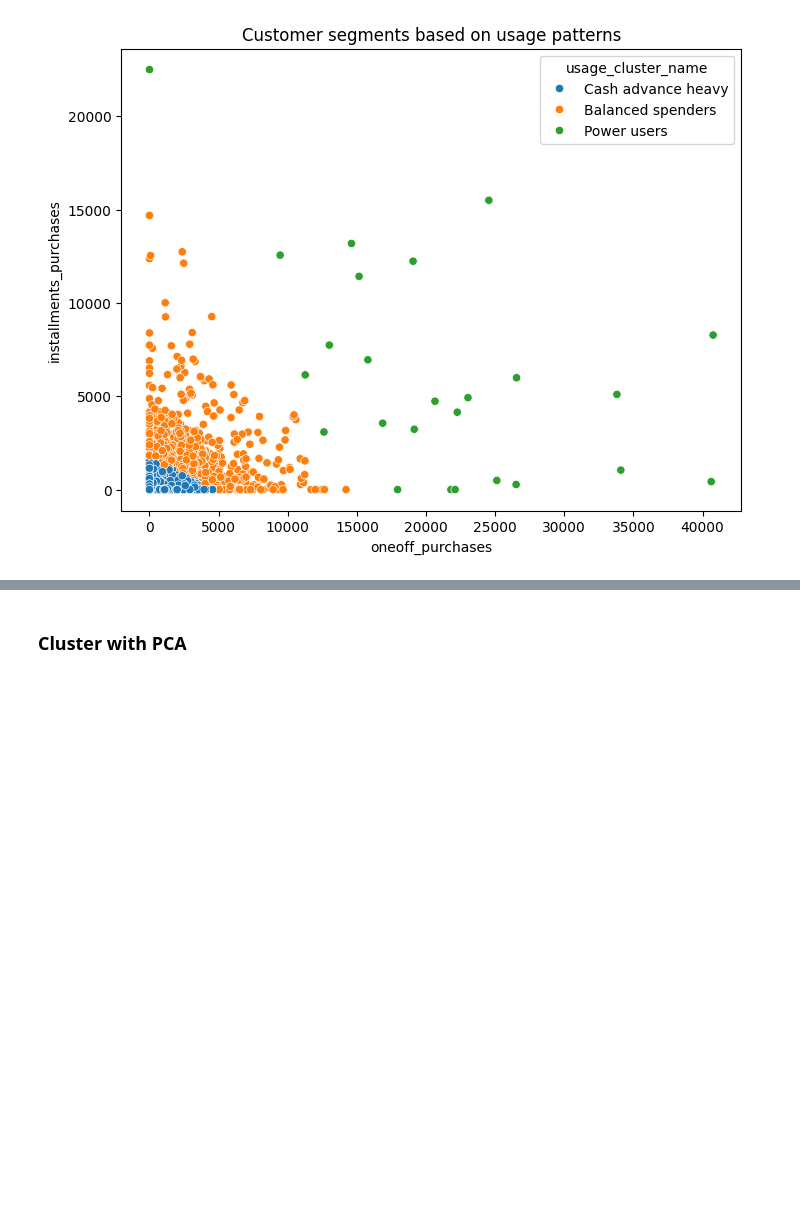
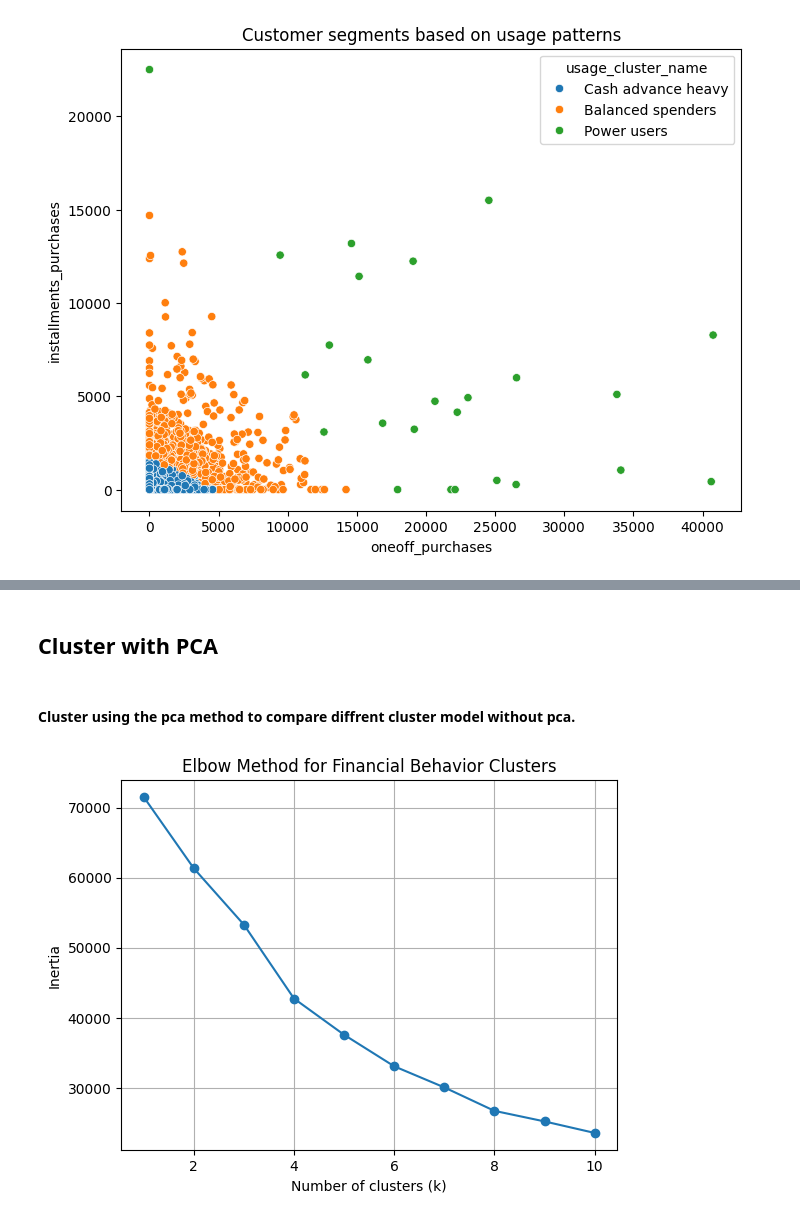
Before and after one commit to opheliathomasson/statistik_och_dataanalys_projektuppgift, a Jupyter notebook: cluster_v1.ipynb, the cells around one changed output, grey strips where cells are left out. Saved outputs shown, nothing was run; the diff lists cells and outputs as text; code cells hidden in the pictures; blank space fills up the shorter version.

Commit message:
updates with pca and new excel file with the new clusters

```diff
--- a/cluster_v1.ipynb
+++ b/cluster_v1.ipynb
@@ -347,2 +313,29 @@ df.to_excel("bank_data_clustered.xlsx", index=False)
 # %% [markdown]
-### Cluster with PCA
+## Cluster with PCA
+# %% [markdown]
+#### Cluster using the pca method to compare diffrent cluster model without pca.
+# %%
+features_financial_behavior = ["purchases", "balance", "purchases_frequency",
+                               "balance_frequency", "cash_advance", "credit_limit", "payments", "minimum_payments"]
+
+
+X = df[features_financial_behavior] # using relevant features for clustering in this case - customer financial behavior related features
+# %%
+scaler = StandardScaler()
+X_scaled = scaler.fit_transform(X) # standardize features for better clustering performance
+# %%
+inertia = []
+k_range = range(1, 11)
+for k in k_range:
+    kmeans = KMeans(n_clusters=k, random_state=42)
+    kmeans.fit(X_scaled)
+    inertia.append(kmeans.inertia_)
+
+plt.plot(k_range, inertia, marker="o")
+plt.xlabel("Number of clusters (k)")
+plt.ylabel("Inertia")
+plt.title("Elbow Method for Financial Behavior Clusters")
+plt.grid()
+plt.show()
+# %% [output]
+[figure, added]
```
Also changed, not shown: parts of 29 cells of this notebook, 2 other files.
